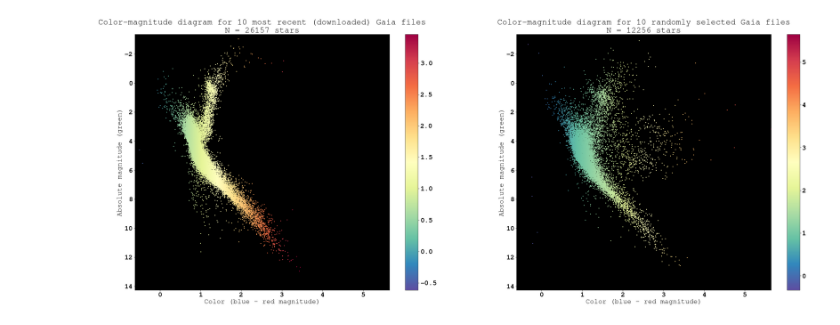
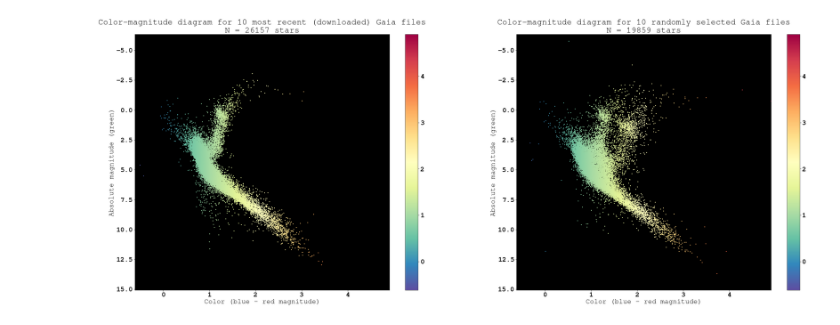
Before and after one commit to kirklong/ASTR_3730_Recitation, a Jupyter notebook: GaiaLab1/Lab1_SolutionKirk.ipynb, the cells around one changed output. Saved outputs shown, nothing was run; the diff lists cells and outputs as text; code cells hidden in the pictures.

Commit message:
minor tweak to make colorbars same in both plots

```diff
--- a/GaiaLab1/Lab1_SolutionKirk.ipynb
+++ b/GaiaLab1/Lab1_SolutionKirk.ipynb
@@ -54,39 +54,41 @@ df2 = readFROM_THE_INTERNET('http://cdn.gea.esac.esa.int/Gaia/gdr2/gaia_source/c
 fig = plt.figure(1,figsize=(40,15)) #initialize figure
 ax = fig.gca() #get current axes
 
-distance1,distance2 = 1000/df1.parallax,1000/df2.parallax #mas -> as, pc
+distance1,distance2 = np.abs(1000/df1.parallax),np.abs(1000/df2.parallax) #mas -> as, pc
 gmag_abs1,gmag_abs2 = df1.phot_g_mean_mag-5*(np.log10(distance1)-1),df2.phot_g_mean_mag-5*(np.log10(distance2)-1) #distance modulus
 good1,good2 = df1.parallax_over_error>4,df2.parallax_over_error>4
 
 limList = [[min(df1.bp_rp[good1]),max(df1.bp_rp[good1]),min(df2.bp_rp[good2]),max(df2.bp_rp[good2])],
          [max(gmag_abs1[good1])*1.1,min(gmag_abs1[good1])*1.1,max(gmag_abs2[good2])*1.1,min(gmag_abs2[good2])*1.1]]
 globalXLim = [min(limList[0]),max(limList[0])]
 globalYLim = [max(limList[1]),min(limList[1])]
 #get global limits so both plots have same axes
 
 font = {'family' : 'FreeMono',
         'weight' : 'bold',
         'size'   : 22}
 plt.rc('font', **font) #set all plot font attributes according to above
 plt.rcParams['axes.facecolor'] = 'black' #change plot interior to black
 plt.subplot(1,2,1) #first subplot
-plt.scatter(df1.bp_rp[good1],gmag_abs1[good1],s=3,c=df1.bp_rp[good1],cmap="Spectral_r") #plot only the good points with nice color map
+plt.scatter(df1.bp_rp[good1],gmag_abs1[good1],s=3,c=df1.bp_rp[good1],cmap="Spectral_r",
+           vmin=globalXLim[0],vmax=globalXLim[1]) #plot only the good points with nice color map
 plt.colorbar() #add the colorbar
 plt.xlim(globalXLim)
 plt.ylim(globalYLim) #reverse the y-axis, 10% padding
 plt.title(titleString1+"\nN = {0} stars".format(len(gmag_abs1[good1])))
 plt.xlabel("Color (blue - red magnitude)")
 plt.ylabel("Absolute magnitude (green)")
 
 plt.subplot(1,2,2) #second subplot
-plt.scatter(df2.bp_rp[good2],gmag_abs2[good2],s=3,c=df2.bp_rp[good2],cmap="Spectral_r") #plot only the good points with nice color map
+plt.scatter(df2.bp_rp[good2],gmag_abs2[good2],s=3,c=df2.bp_rp[good2],cmap="Spectral_r",
+           vmin=globalXLim[0],vmax=globalXLim[1]) #plot only the good points with nice color map
 plt.colorbar() #add the colorbar
 plt.xlim(globalXLim)
 plt.ylim(globalYLim) #reverse the y-axis, 10% padding
 plt.title(titleString2+"\nN = {0} stars".format(len(gmag_abs2[good2])))
 plt.xlabel("Color (blue - red magnitude)")
 plt.ylabel("Absolute magnitude (green)")
 plt.savefig("colorMagExampleKirk.png",dpi=300) #save as high-res png
 plt.show()
 # %% [output]
-[figure, old version]
+[figure, new version]
```
Also changed, not shown: 1 other file.
